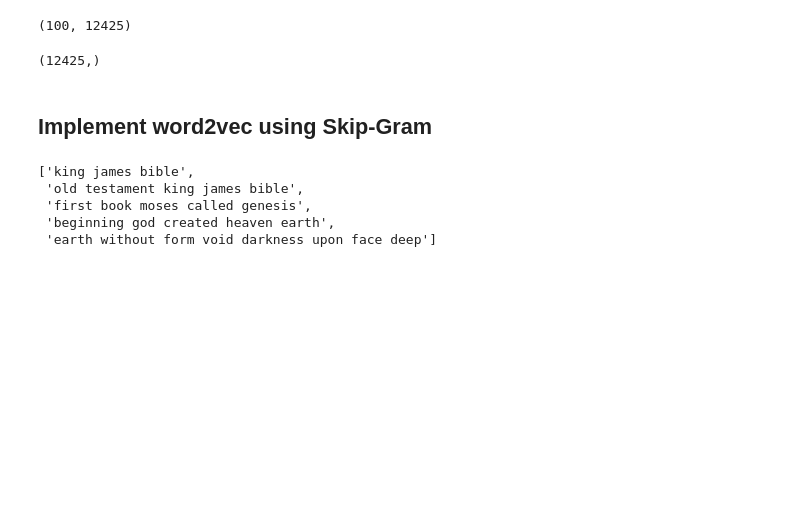
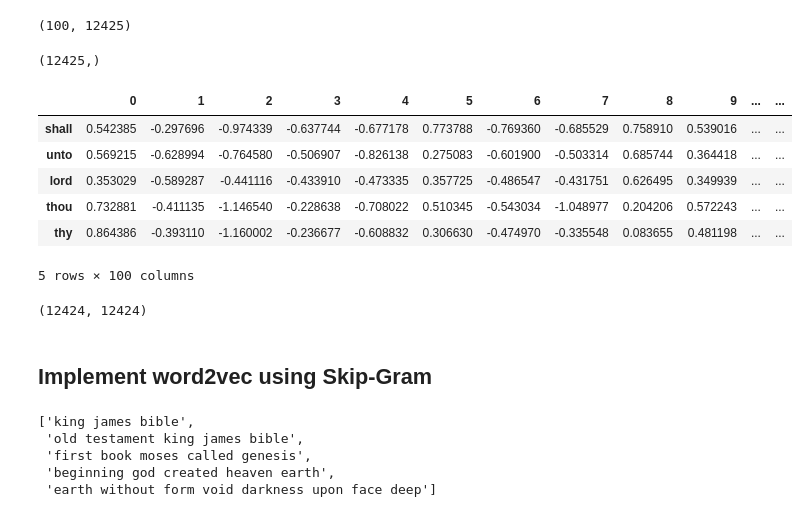
Before and after one commit to VictorXXXXX/NLP-in-Finance, a Jupyter notebook: Word_Embedding.ipynb, the cells around one changed output. Saved outputs shown, nothing was run; the diff lists cells and outputs as text; code cells hidden in the pictures; blank space fills up the shorter version.

```diff
--- a/Word_Embedding.ipynb
+++ b/Word_Embedding.ipynb
@@ -341,0 +344,13 @@ cbow.get_weights()[2].shape
+# %%
+weights = cbow.get_weights()[0]
+weights = weights[1:]
+# %%
+pd.DataFrame(weights, index=list(id2word.values())).head()
+# %% [output]
+|  | 0 | 1 | 2 | 3 | 4 | 5 | 6 | 7 | 8 | 9 | ... | ... |
+| shall | 0.542385 | -0.297696 | -0.974339 | -0.637744 | -0.677178 | 0.773788 | -0.769360 | -0.685529 | 0.758910 | 0.539016 | ... | ... |
+| unto | 0.569215 | -0.628994 | -0.764580 | -0.506907 | -0.826138 | 0.275083 | -0.601900 | -0.503314 | 0.685744 | 0.364418 | ... | ... |
+| lord | 0.353029 | -0.589287 | -0.441116 | -0.433910 | -0.473335 | 0.357725 | -0.486547 | -0.431751 | 0.626495 | 0.349939 | ... | ... |
+| thou | 0.732881 | -0.411135 | -1.146540 | -0.228638 | -0.708022 | 0.510345 | -0.543034 | -1.048977 | 0.204206 | 0.572243 | ... | ... |
+| thy | 0.864386 | -0.393110 | -1.160002 | -0.236677 | -0.608832 | 0.306630 | -0.474970 | -0.335548 | 0.083655 | 0.481198 | ... | ... |
+5 rows × 100 columns
@@ -342,3 +361,7 @@ cbow.get_weights()[2].shape
+# %%
+distance_matrix.shape
+# %% [output]
+(12424, 12424)
 # %% [markdown]
 ## Implement word2vec using Skip-Gram
 # %%
```
Also changed, not shown: parts of 16 cells of this notebook.
